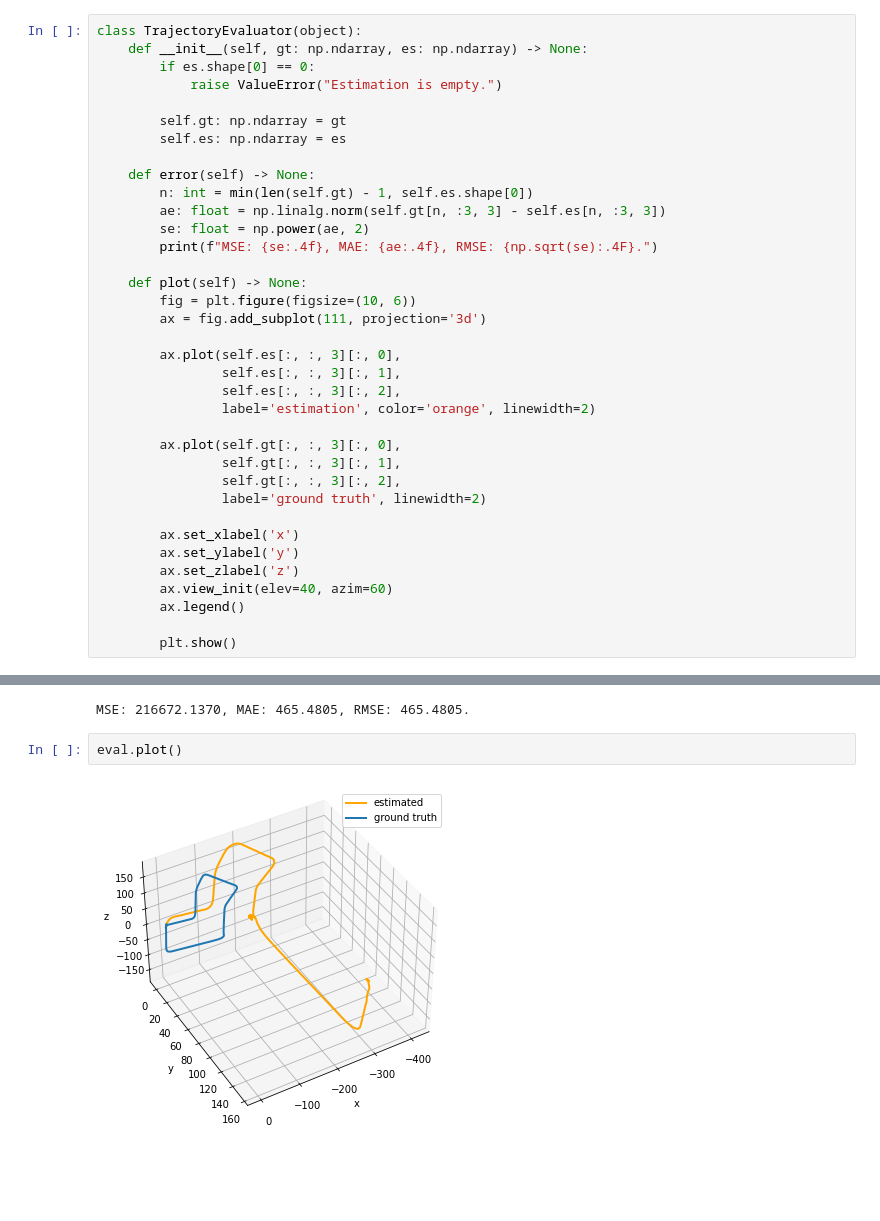
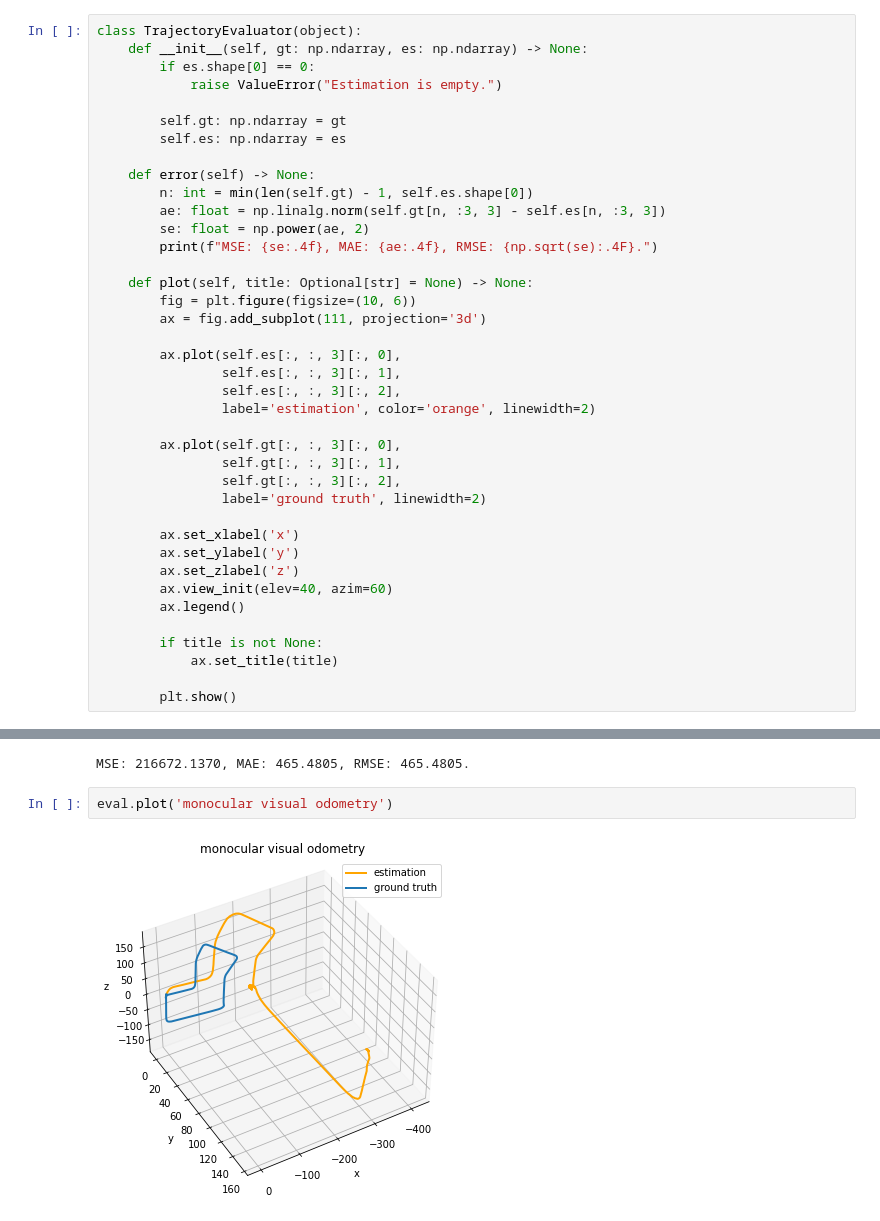
Before and after one commit to KoKoLates/kitti-dataset-visualize, a Jupyter notebook: notebook/main.ipynb, the cells around one changed output, grey strips where cells are left out. Cells and saved outputs as stored; diff of their text form; blank space fills up the shorter version.

```diff
--- a/notebook/main.ipynb
+++ b/notebook/main.ipynb
@@ -317,7 +317,7 @@ class TrajectoryEvaluator(object):
         se: float = np.power(ae, 2)
         print(f"MSE: {se:.4f}, MAE: {ae:.4f}, RMSE: {np.sqrt(se):.4F}.")
 
-    def plot(self) -> None:
+    def plot(self, title: Optional[str] = None) -> None:
         fig = plt.figure(figsize=(10, 6))
         ax = fig.add_subplot(111, projection='3d')
 
@@ -337,6 +337,9 @@ class TrajectoryEvaluator(object):
         ax.view_init(elev=40, azim=60)
         ax.legend()
 
+        if title is not None:
+            ax.set_title(title)
+
         plt.show()
 # %% [markdown]
 Given a set of **ground truth** poses $\mathbf T_{gt}$ and **estimated** poses $\mathbf T_{es}$, the position error at time step $i$ is:
@@ -371,6 +396,6 @@ eval.error()
 # %% [output]
 MSE: 216672.1370, MAE: 465.4805, RMSE: 465.4805.
 # %%
-eval.plot()
+eval.plot('monocular visual odometry')
 # %% [output]
-[figure, old version]
+[figure, new version]
```
Also changed, not shown: parts of 22 cells of this notebook.
